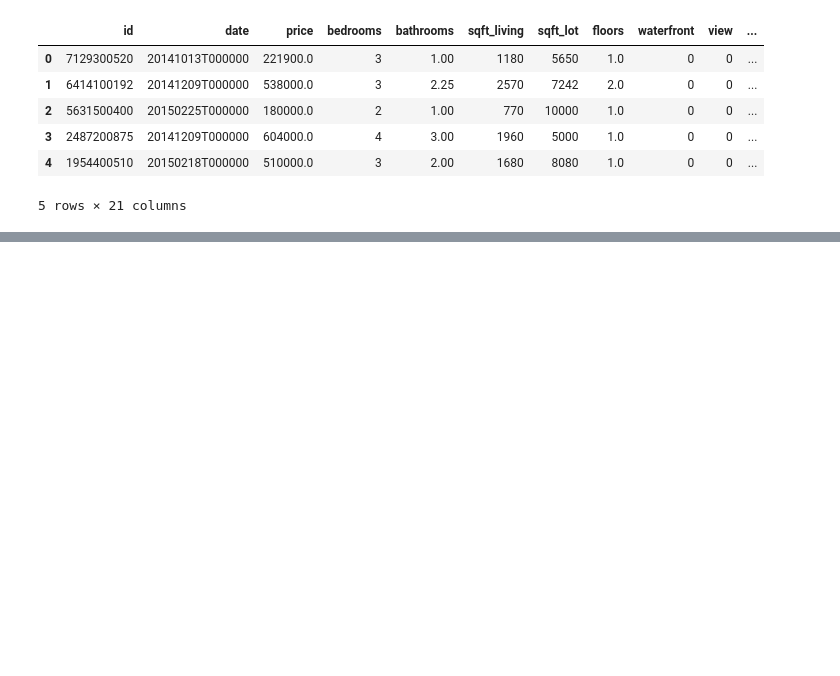
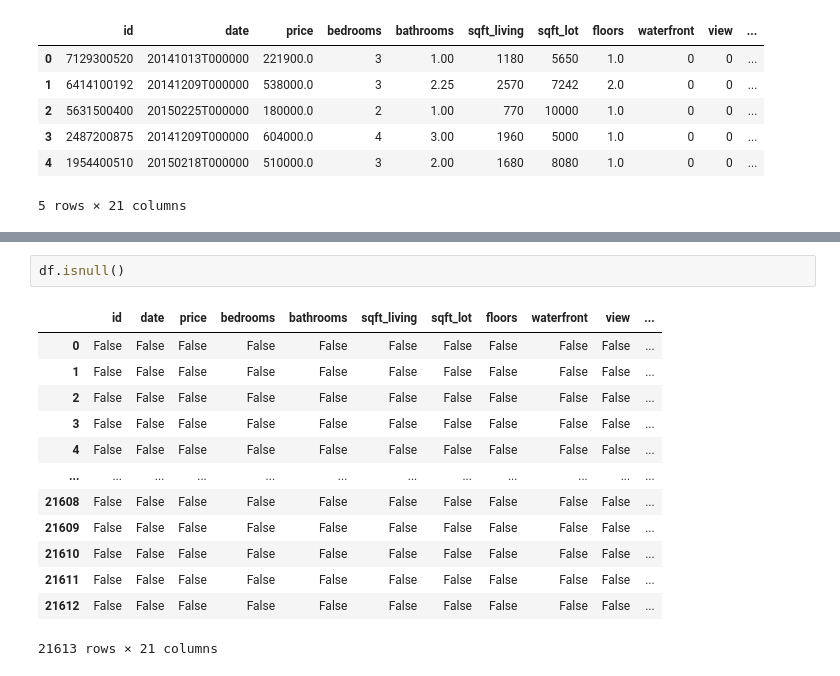
Before and after one commit to rajkumar-cod/DATA-ANALYTICS-USING-PYTHON, a Jupyter notebook: data analysis/analysis.ipynb, the cells around one changed output, grey strips where cells are left out. Drawn from its saved outputs; the diff is of its cells as text; blank space fills up the shorter version.

```diff
--- a/data analysis/analysis.ipynb
+++ b/data analysis/analysis.ipynb
@@ -18,0 +113,16 @@ df.head()
+# %%
+df.isnull()
+# %% [output]
+|  | id | date | price | bedrooms | bathrooms | sqft_living | sqft_lot | floors | waterfront | view | ... |
+| 0 | False | False | False | False | False | False | False | False | False | False | ... |
+| 1 | False | False | False | False | False | False | False | False | False | False | ... |
+| 2 | False | False | False | False | False | False | False | False | False | False | ... |
+| 3 | False | False | False | False | False | False | False | False | False | False | ... |
+| 4 | False | False | False | False | False | False | False | False | False | False | ... |
+| ... | ... | ... | ... | ... | ... | ... | ... | ... | ... | ... | ... |
+| 21608 | False | False | False | False | False | False | False | False | False | False | ... |
+| 21609 | False | False | False | False | False | False | False | False | False | False | ... |
+| 21610 | False | False | False | False | False | False | False | False | False | False | ... |
+| 21611 | False | False | False | False | False | False | False | False | False | False | ... |
+| 21612 | False | False | False | False | False | False | False | False | False | False | ... |
+21613 rows × 21 columns
```
Also changed, not shown: parts of 13 cells of this notebook, 1 other file.
